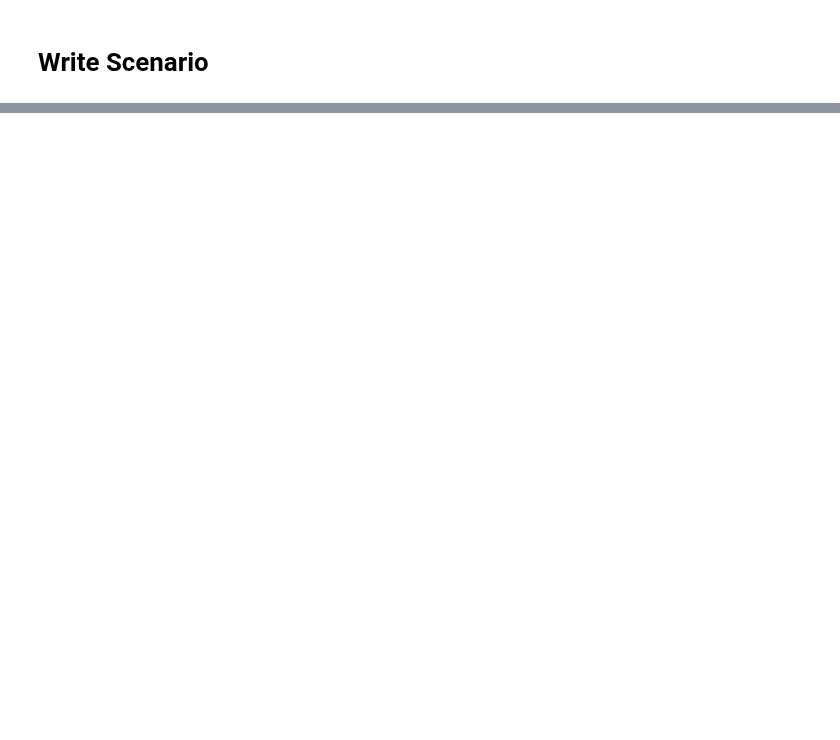
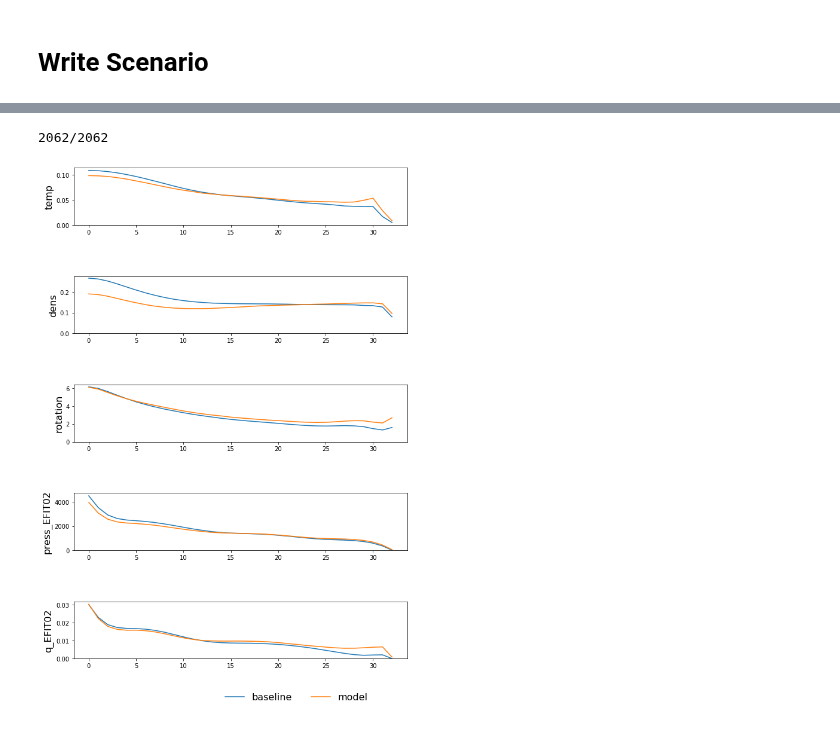
Before and after one commit to PlasmaControl/plasma-profile-predictor, a Jupyter notebook: notebooks/analyze-autoencoder-upd.ipynb, the cells around one changed output, grey strips where cells are left out. Cells and saved outputs as stored; diff of their text form; code cells hidden in the pictures; blank space fills up the shorter version.

```diff
--- a/notebooks/analyze-autoencoder-upd.ipynb
+++ b/notebooks/analyze-autoencoder-upd.ipynb
@@ -468,7 +453,7 @@ def write_results(model, scenario, worksheet):
 
     if 'image_path' not in scenario.keys():
         scenario['image_path'] = 'https://jabbate7.github.io/plasma-profile-predictor/results/' + scenario['runname']
-
+    '''
     base_sheet_path = "https://docs.google.com/spreadsheets/d/1h2jm3PWuck-7t_WcHi3Zm0OT35fRfLr4RrrUjHrm1dA/edit#gid=0"
     scope = ['https://spreadsheets.google.com/feeds',
          'https://www.googleapis.com/auth/drive']
@@ -479,7 +464,7 @@ def write_results(model, scenario, worksheet):
     write_scenario_to_sheets(scenario,sheet)
     rowid = sheet.find(scenario['runname']).row
     scenario['sheet_path'] = base_sheet_path + "&range={}:{}".format(rowid,rowid)
-
+    '''
     results_dir = os.path.expanduser('~/results/'+scenario['runname'])
     if not os.path.exists(results_dir):
         os.mkdir(results_dir)
@@ -551,0 +552,4 @@ for model,scenario in zip(models, scenarios):
+# %%
+model = keras.models.load_model('/scratch/gpfs/aaronwu/run_results_07_21/model-autoencoder_SET-dense_SDT-dense_CET-dense_CDT-dense_profiles-temp-dens-rotation-press_EFIT02-q_EFIT02_act-pinj-curr-tinj-gasA_LB-0_LA-3_22Jul20-11-08_Scenario-20.h5', compile=True)
+with open('/scratch/gpfs/aaronwu/run_results_07_21/model-autoencoder_SET-dense_SDT-dense_CET-dense_CDT-dense_profiles-temp-dens-rotation-press_EFIT02-q_EFIT02_act-pinj-curr-tinj-gasA_LB-0_LA-3_22Jul20-11-08_Scenario-20_params.pkl', 'rb') as f:
+    scenario = pickle.load(f, encoding='latin1')
@@ -551,0 +616,2 @@ for model,scenario in zip(models, scenarios):
+# %%
+predictions_arr = model.predict_generator(generator, verbose=1)
@@ -552,3 +620,63 @@ for model,scenario in zip(models, scenarios):
+# %%
+full_profiles = {sig:[] for sig in scenario['profile_names']}
+baseline_err = {sig:[] for sig in scenario['profile_names']}
+model_err = {sig:[] for sig in scenario['profile_names']}
+bas_tot = {sig:[] for sig in scenario['profile_names']}
+
+#For each batch
+for i in range(len(generator)):
+    print("{}/{}".format(i+1,len(generator)),end='\r')
+    sample = generator[i]
+    #Append 128 samples
+    for sig in scenario['profile_names']:
+        full_profiles[sig].append(sample[0]['input_'+sig])
+
+for sig in scenario['profile_names']:
+    ##for each batch
+    for i in range(len(full_profiles[sig])):
+        print("{}/{}".format(i+1,len(full_profiles[sig])),end='\r')
+        #For the 128 samples
+        for j in range(len(full_profiles[sig][i])):
+            baseline_err[sig].append(abs(full_profiles[sig][i][j][-1]-full_profiles[sig][i][j][0]))
+
+# For each of the ~7000 samples
+for i in range(len(predictions_arr[0])):
+    # Split into profile type
+    for j, sig in enumerate(scenario['profile_names']):
+        model_err[sig].append(abs(predictions_arr[0][i][-1][j*33:((j+1)*33)]))
+# %% [output]
+2062/2062
+# %%
+bas_tot = {sig:[] for sig in scenario['profile_names']}
+mod_tot = {sig:[] for sig in scenario['profile_names']}
+for sig in scenario['profile_names']:
+
+    bas_tot[sig] = np.median(np.array(baseline_err[sig])*scenario['normalization_dict'][sig]['iqr'],axis=0)
+    mod_tot[sig] = np.median(np.array(model_err[sig])*scenario['normalization_dict'][sig]['iqr'],axis=0)
+
+    #bas_tot[sig] = np.mean(baseline_err[sig], axis=0)
+    #mod_tot[sig] = np.mean(model_err[sig], axis=0)
+# %%
+fig, ax = plt.subplots(len(scenario['profile_names']),1,figsize=(10,15))
+
+for i,sig in enumerate(scenario['profile_names']):
+
+    ax[i].plot(bas_tot[sig], label='baseline',lw=1.5)
+    ax[i].plot(mod_tot[sig], label='model',lw=1.5)
+    ax[i].set_ylim(0,None)
+    ax[i].set_ylabel(sig,size=16)
+plt.subplots_adjust(hspace=0.9, bottom=0.12)
+fig.legend(handles=ax[0].lines,
+           labels=[line._label for line in ax[0].lines],
+           loc="upper center",
+           bbox_to_anchor=(0.6, 0.06),
+           frameon=False,
+           mode=None,
+           ncol=2,
+           fontsize=16);
+fig.show()
+# %% [output]
+[figure, added]
 # %%
 dot = model_to_dot(models[0],show_shapes=True,show_layer_names=True,rankdir='TB')
 Image(dot.create_png())
```
Also changed, not shown: parts of 12 cells of this notebook, 1 other file.
